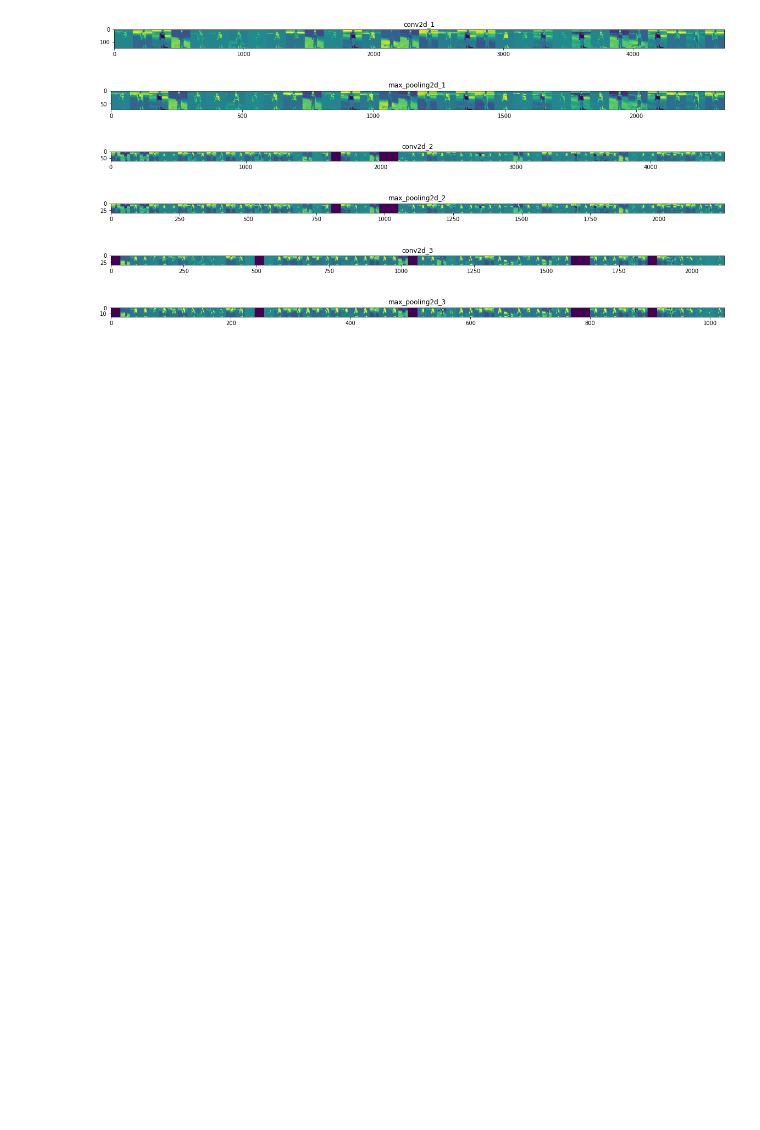
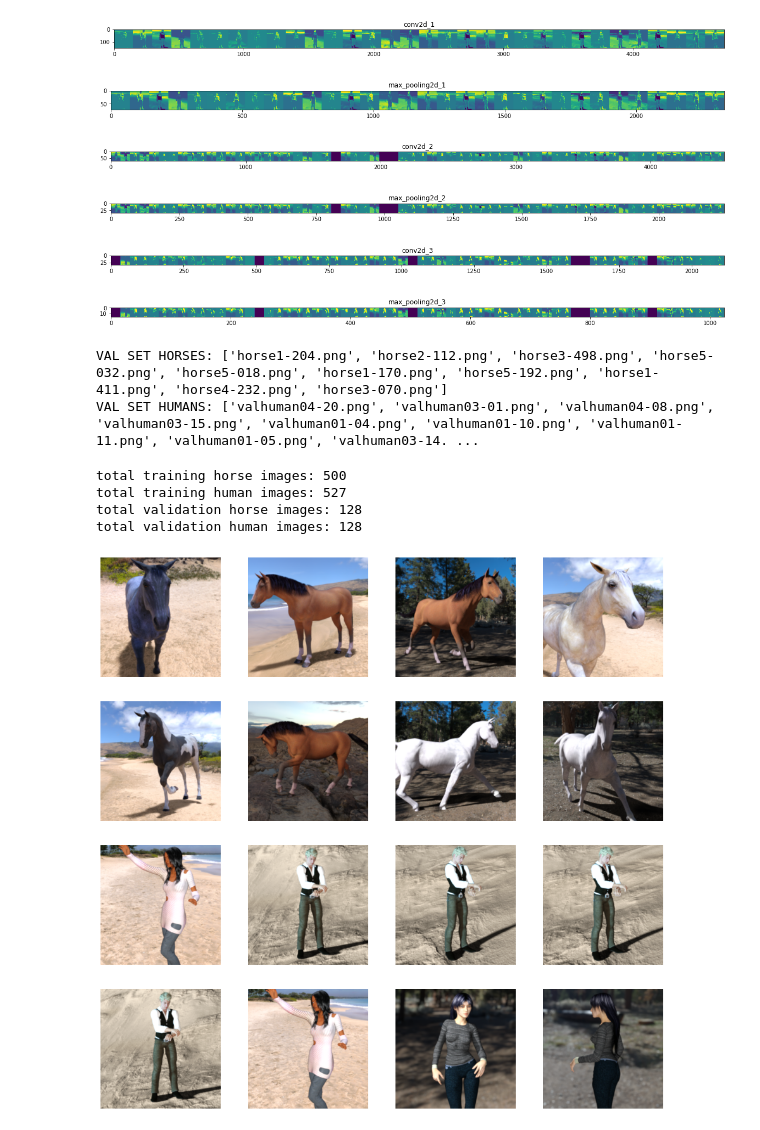
Before and after one commit to RoloPineda/CS_299, a Jupyter notebook: week4/Binary_ConvNet.ipynb, the cells around one changed output. Saved outputs shown, nothing was run; the diff lists cells and outputs as text; code cells hidden in the pictures; blank space fills up the shorter version.

```diff
--- a/week4/Binary_ConvNet.ipynb
+++ b/week4/Binary_ConvNet.ipynb
@@ -252,0 +256,47 @@ for layer_name, feature_map in zip(layer_names, successive_feature_maps):
+# %%
+validation_horse_names = os.listdir(validation_horse_dir)
+print(f'VAL SET HORSES: {validation_horse_names[:10]}')
+
+validation_human_names = os.listdir(validation_human_dir)
+print(f'VAL SET HUMANS: {validation_human_names[:10]}')
+# %% [output]
+VAL SET HORSES: ['horse1-204.png', 'horse2-112.png', 'horse3-498.png', 'horse5-032.png', 'horse5-018.png', 'horse1-170.png', 'horse5-192.png', 'horse1-411.png', 'horse4-232.png', 'horse3-070.png']
+VAL SET HUMANS: ['valhuman04-20.png', 'valhuman03-01.png', 'valhuman04-08.png', 'valhuman03-15.png', 'valhuman01-04.png', 'valhuman01-10.png', 'valhuman01-11.png', 'valhuman01-05.png', 'valhuman03-14. ...
+# %%
+print(f'total training horse images: {len(os.listdir(train_horse_dir))}')
+print(f'total training human images: {len(os.listdir(train_human_dir))}')
+print(f'total validation horse images: {len(os.listdir(validation_horse_dir))}')
+print(f'total validation human images: {len(os.listdir(validation_human_dir))}')
+# %% [output]
+total training horse images: 500
+total training human images: 527
+total validation horse images: 128
+total validation human images: 128
+# %%
+# Parameters for our graph; we'll output images in a 4x4 configuration
+nrows = 4
+ncols = 4
+
+# Index for iterating over images
+pic_index = 0
+# %%
+fig = plt.gcf()
+fig.set_size_inches(ncols * 4, nrows * 4)
+
+pic_index += 8
+next_horse_pix = [os.path.join(train_horse_dir, fname)
+                for fname in train_horse_names[pic_index-8:pic_index]]
+next_human_pix = [os.path.join(train_human_dir, fname)
+                for fname in train_human_names[pic_index-8:pic_index]]
+
+for i, img_path in enumerate(next_horse_pix+next_human_pix):
+  # Set up subplot; subplot indices start at 1
+  sp = plt.subplot(nrows, ncols, i + 1)
+  sp.axis('Off') # Don't show axes (or gridlines)
+
+  img = mpimg.imread(img_path)
+  plt.imshow(img)
+
+plt.show()
+# %% [output]
+[figure, added]
```
Also changed, not shown: parts of 6 cells of this notebook.
